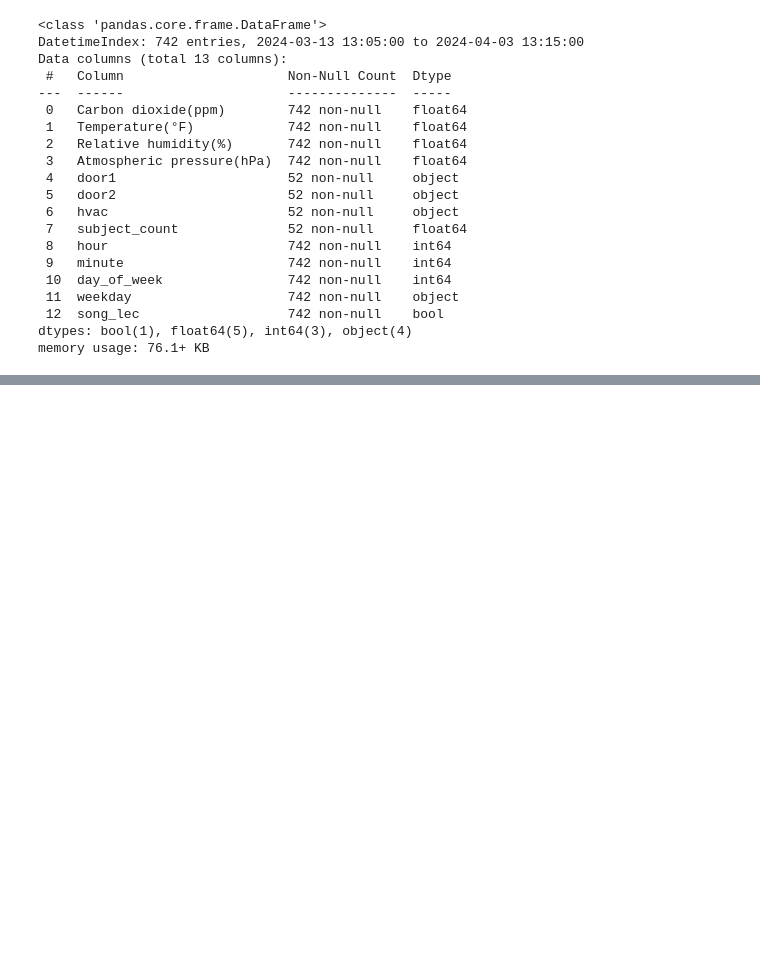
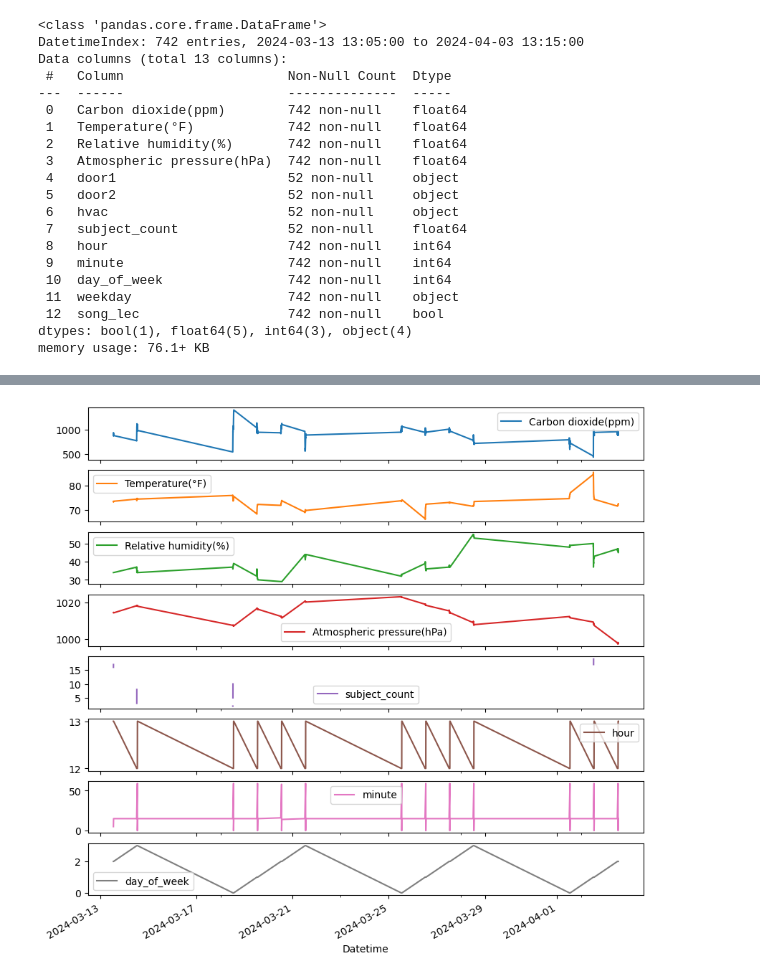
Before and after one commit to coreyddsc/aranet4-project, a Jupyter notebook: coreyd.dsc_temporary/aranet_ts_manipulations.ipynb, the cells around one changed output, grey strips where cells are left out. Cells and saved outputs as stored; diff of their text form; code cells hidden in the pictures; blank space fills up the shorter version.

```diff
--- a/coreyd.dsc_temporary/aranet_ts_manipulations.ipynb
+++ b/coreyd.dsc_temporary/aranet_ts_manipulations.ipynb
@@ -375,0 +391,5 @@ memory usage: 76.1+ KB
+# %%
+song_lec_df.plot(subplots=True, figsize=(10, 10))
+plt.show()
+# %% [output]
+[figure, added]
```
Also changed, not shown: parts of 3 cells of this notebook, 1 other file.
